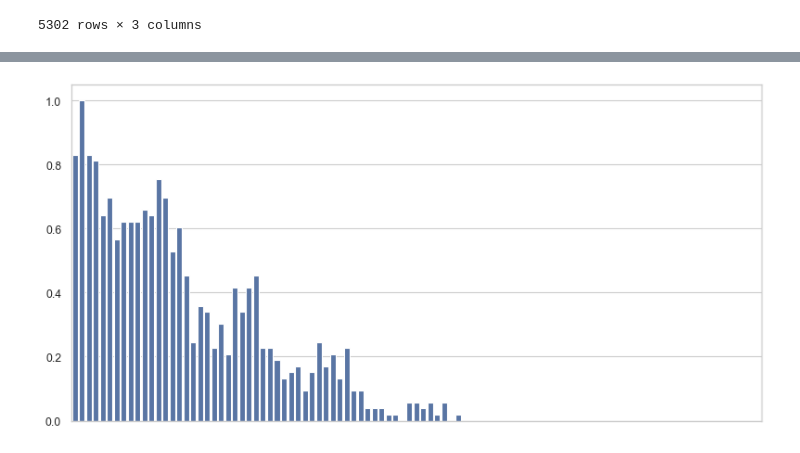
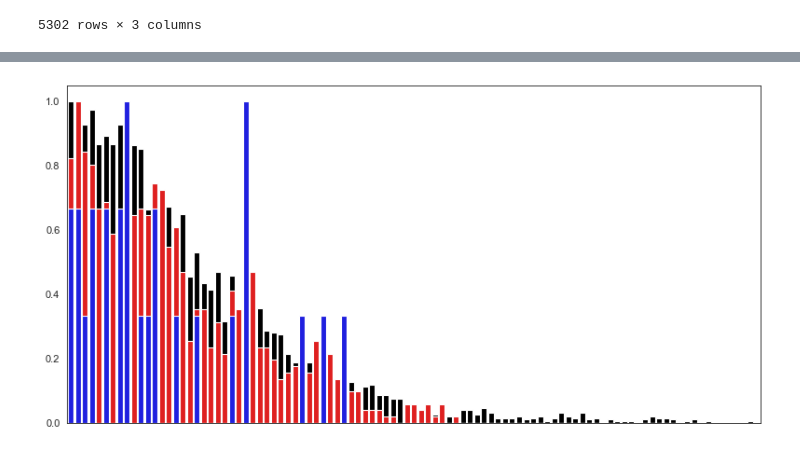
Before and after one commit to daphnecor/Spatial, a Jupyter notebook: SpatialPCA.ipynb, the cells around one changed output, grey strips where cells are left out. Drawn from its saved outputs; the diff is of its cells as text; code cells hidden in the pictures.

```diff
--- a/SpatialPCA.ipynb
+++ b/SpatialPCA.ipynb
@@ -22,7 +22,7 @@ import os
 
 sns.set_style('white')
 # to change default color cycle
-cs = ['#264653', '#3DC1AB', '#92F0E4', '#CEE2DA', '#DC7253', '#4D7399', '#CDBCA5']
+cs = ['#DC7253', '#264653', '#3DC1AB', '#92F0E4', '#CEE2DA', '#DC7253', '#4D7399', '#CDBCA5']
 plt.rcParams['axes.prop_cycle'] = plt.cycler(color=cs)
 cmap = sns.diverging_palette(250, 30, l=65, center="dark", as_cmap=True)
 import importlib
@@ -191,2 +161,0 @@ array([0.83018868, 1.        , 0.83018868, 0.81132075, 0.64150943,
-# %%
-sns.set_theme(style="whitegrid")
@@ -208,6 +162,26 @@ array([0.   , 0.005, 0.01 , 0.015, 0.02 , 0.025, 0.03 , 0.035, 0.04 ,
+# %%
+same_elec = df.loc[df['group'] == 'same elec']['w_diff'].values
+same_arr = df.loc[df['group'] == 'same array']['w_diff'].values
+other_arr = df.loc[df['group'] == 'other array']['w_diff'].values
+# %%
+# normalise for histogram
+
+# get the counts per bin
+n_se, _ = np.histogram(same_elec, bins=binz)
+n_se = n_se/max(n_se) # normalise
+
+# get the counts per bin
+n_sa, _ = np.histogram(same_arr, bins=binz)
+n_sa = n_sa/max(n_sa) # normalise
+
+# get the counts per bin
+n_oa, _ = np.histogram(other_arr, bins=binz)
+n_oa = n_oa/max(n_oa) # normalise
 # %%
 fig, ax = plt.subplots(1, figsize=(12, 6), dpi=80)
-sns.barplot(x=binz[:-1], y=n, color='b');
+sns.barplot(x=binz[:-1], y=n_oa, color='k');
+sns.barplot(x=binz[:-1], y=n_sa, color='r');
+sns.barplot(x=binz[:-1], y=n_se, color='b');
 plt.xticks([]);
 # %% [output]
-[figure, old version]
+[figure, new version]
```
Also changed, not shown: parts of 8 cells of this notebook, 1 other file.
